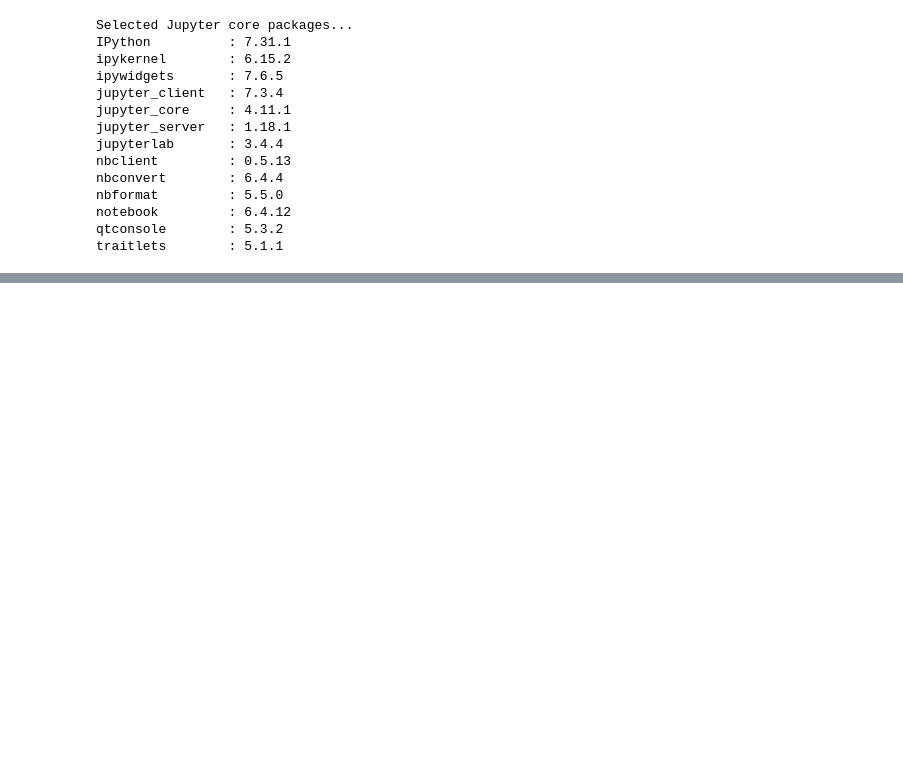
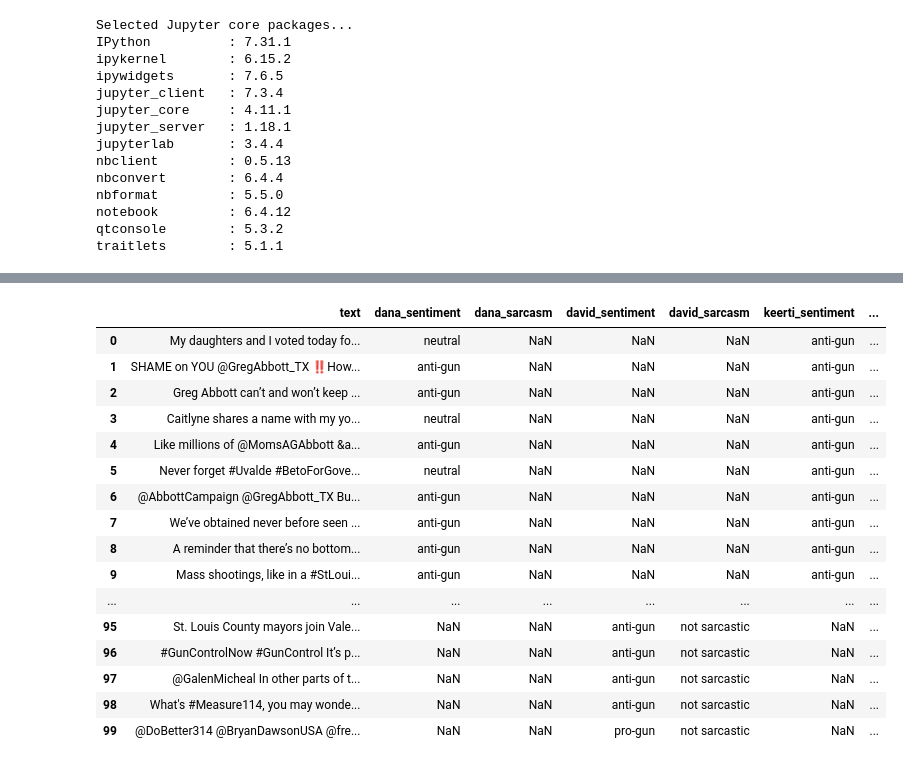
Before and after one commit to mrmarken/sentiment_analysis_fproject, a Jupyter notebook: src/sentiment_conflicts.ipynb, the cells around one changed output, grey strips where cells are left out. Saved outputs shown, nothing was run; the diff lists cells and outputs as text; code cells hidden in the pictures; blank space fills up the shorter version.

Commit message:
optimizing code in sentiment_conflicts.ipynb and writing CSV to /res.

```diff
--- a/src/sentiment_conflicts.ipynb
+++ b/src/sentiment_conflicts.ipynb
@@ -176,0 +38,4 @@ combined_conflicting_df.to_csv(r'../contributors/david/test_database_conflicts.c
+# %%
+# Drop 'Unnamed: 0' column
+sentiment_df.drop('Unnamed: 0', axis=1, inplace=True)
+sentiment_df
@@ -176,0 +56,49 @@ combined_conflicting_df.to_csv(r'../contributors/david/test_database_conflicts.c
+# %%
+# Mark rows with classifcation conflicts between graders. 'Yes' for conflict, else ''.
+
+# Create a copy of sentiment_df (to avoid chain indexing and SettingWithCopy warning)
+conflicts_df = sentiment_df.copy()
+
+
+# Store conditions in an array
+conditions = [
+    (conflicts_df['dana_sentiment'] != np.nan) & (conflicts_df['dana_sentiment'] != conflicts_df['keerti_sentiment']),
+    (conflicts_df['david_sentiment'] != np.nan) & (conflicts_df['david_sentiment'] != conflicts_df['kevin_sentiment'])
+]
+
+
+# Create masks for the top 50 rows and bottom 50 rows (proper method to avoid chain indexing when slicing and setting new values to dataframe)
+mask_top = (conflicts_df.index >= 0) & (conflicts_df.index < 50)
+mask_bot = (conflicts_df.index >= 50)
+
+# Create Conflict column
+conflicts_df['Conflict'] = ''
+
+
+# Use mask and copy of sentiment_df to conditionally using np.where to mark rows with conflicts in the top 50 rows
+conflicts_df.loc[mask_top, 'Conflict'] = np.where(conditions[0], 'Yes', '')[0:50]
+# Use mask and copy of sentiment_df to conditionally using np.where to mark rows with conflicts in the bottom 50 rows
+conflicts_df.loc[mask_bot, 'Conflict'] = np.where(conditions[1], 'Yes', '')[50:100]
+
+
+# Confirm Results
+pd.set_option('display.max_rows', 100)
+conflicts_df
+# %% [output]
+|  | text | dana_sentiment | dana_sarcasm | david_sentiment | david_sarcasm | keerti_sentiment | ... |
+| 0 | My daughters and I voted today fo... | neutral | NaN | NaN | NaN | anti-gun | ... |
+| 1 | SHAME on YOU @GregAbbott_TX ‼️How... | anti-gun | NaN | NaN | NaN | anti-gun | ... |
+| 2 | Greg Abbott can’t and won’t keep ... | anti-gun | NaN | NaN | NaN | anti-gun | ... |
+| 3 | Caitlyne shares a name with my yo... | neutral | NaN | NaN | NaN | anti-gun | ... |
+| 4 | Like millions of @MomsAGAbbott &a... | anti-gun | NaN | NaN | NaN | anti-gun | ... |
+| 5 | Never forget #Uvalde #BetoForGove... | neutral | NaN | NaN | NaN | anti-gun | ... |
+| 6 | @AbbottCampaign @GregAbbott_TX Bu... | anti-gun | NaN | NaN | NaN | anti-gun | ... |
+| 7 | We’ve obtained never before seen ... | anti-gun | NaN | NaN | NaN | anti-gun | ... |
+| 8 | A reminder that there’s no bottom... | anti-gun | NaN | NaN | NaN | anti-gun | ... |
+| 9 | Mass shootings, like in a #StLoui... | anti-gun | NaN | NaN | NaN | anti-gun | ... |
+| ... | ... | ... | ... | ... | ... | ... | ... |
+| 95 | St. Louis County mayors join Vale... | NaN | NaN | anti-gun | not sarcastic | NaN | ... |
+| 96 | #GunControlNow #GunControl It’s p... | NaN | NaN | anti-gun | not sarcastic | NaN | ... |
+| 97 | @GalenMicheal In other parts of t... | NaN | NaN | anti-gun | not sarcastic | NaN | ... |
+| 98 | What's #Measure114, you may wonde... | NaN | NaN | anti-gun | not sarcastic | NaN | ... |
+| 99 | @DoBetter314 @BryanDawsonUSA @fre... | NaN | NaN | pro-gun | not sarcastic | NaN | ... |
```
Also changed, not shown: parts of 11 cells of this notebook, 1 other file.
